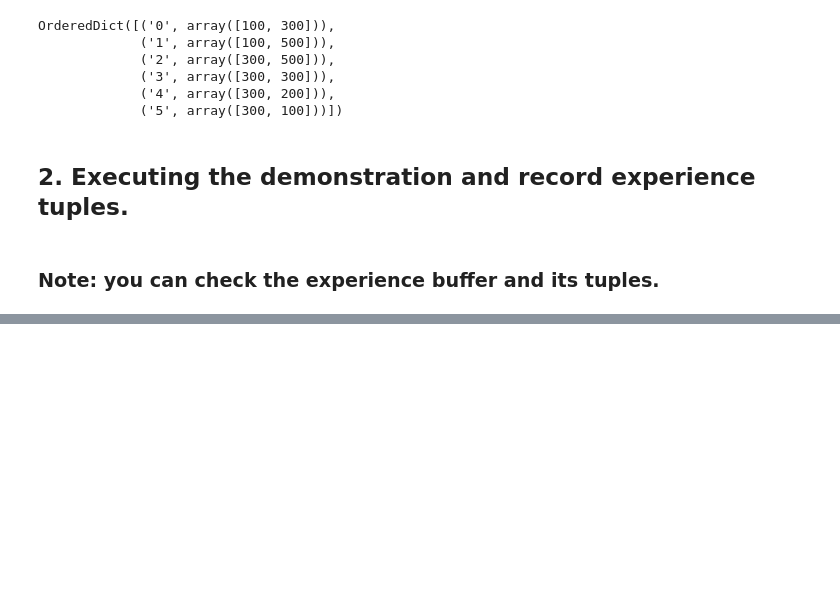
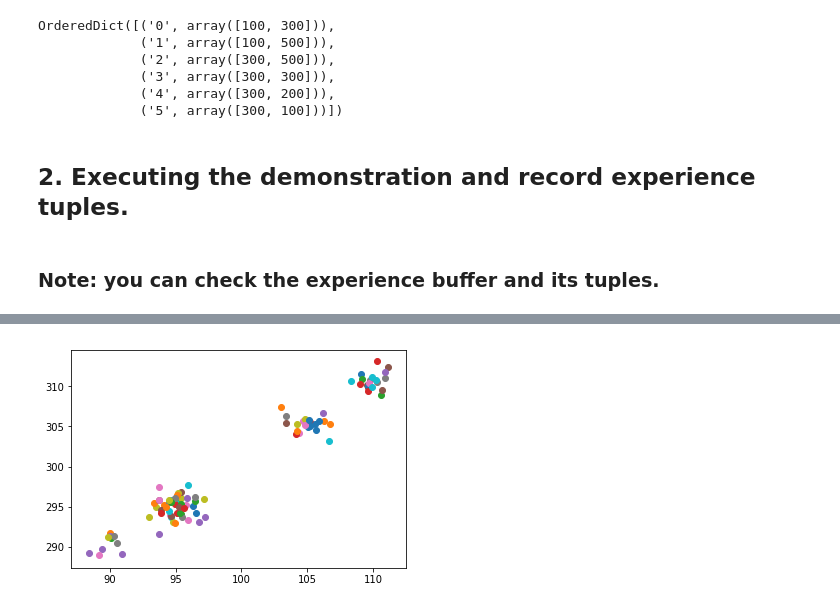
Before and after one commit to birlrobotics/paper_reimplement, a Jupyter notebook: Recovery_Implement/Recovery_demo.ipynb, the cells around one changed output, grey strips where cells are left out. Saved outputs shown, nothing was run; the diff lists cells and outputs as text; code cells hidden in the pictures; blank space fills up the shorter version.

```diff
--- a/Recovery_Implement/Recovery_demo.ipynb
+++ b/Recovery_Implement/Recovery_demo.ipynb
@@ -30,7 +31,7 @@ for i in range(0,repeat_times):
     episode_record = robot.execute_demo_act(demo_act_dict)
     agent.exp_record(episode_record)
     # Reset env, back to start point
-    robot.reset()
+    robot.test_reset()
 # %% [markdown]
 ### Note: you can check the experience buffer and its tuples.
 # %%
@@ -68,0 +59,8 @@ for i in exp_tuple_test:
+# %%
+import matplotlib.pyplot as plt
+for i in exp_tuple_test:
+    if i[2].keys()[0] == '1':
+#         print(i[4])
+        plt.scatter(i[0][0],i[0][1])
+# %% [output]
+[figure, added]
```
Also changed, not shown: parts of 4 cells of this notebook, 7 other files.
